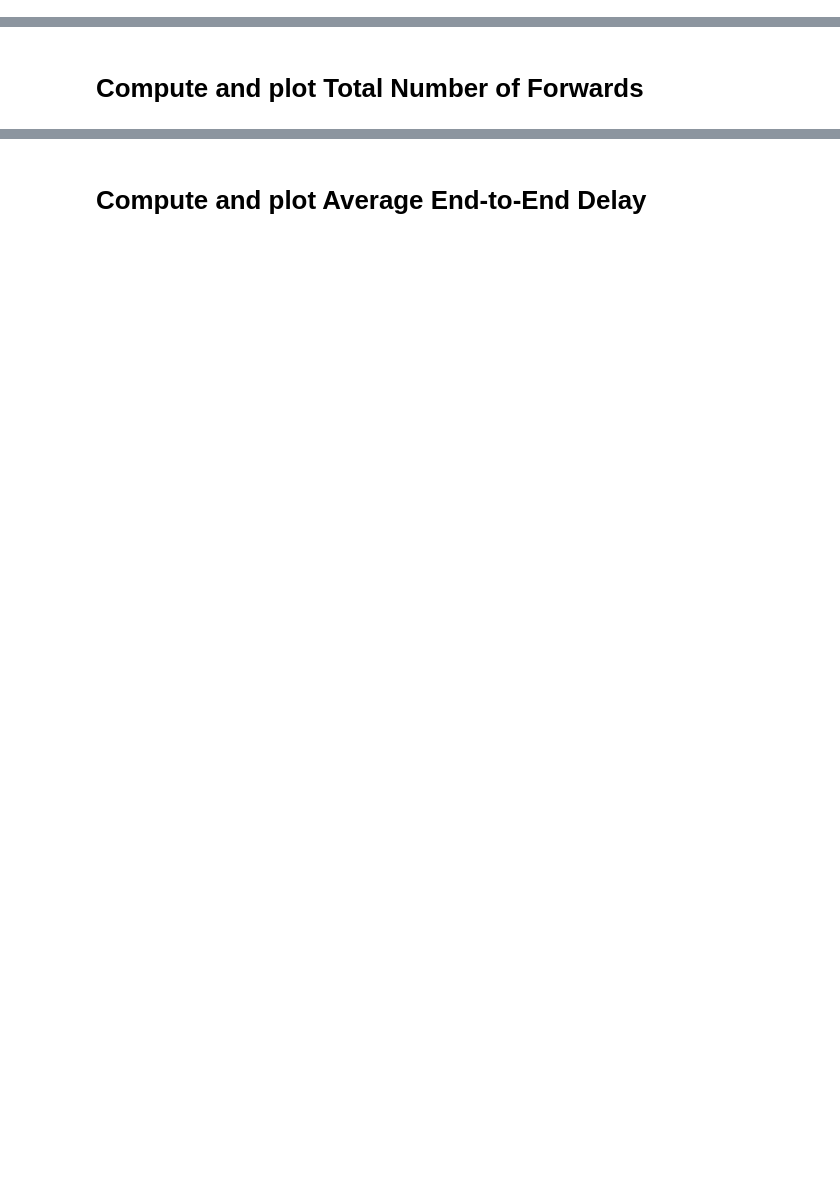
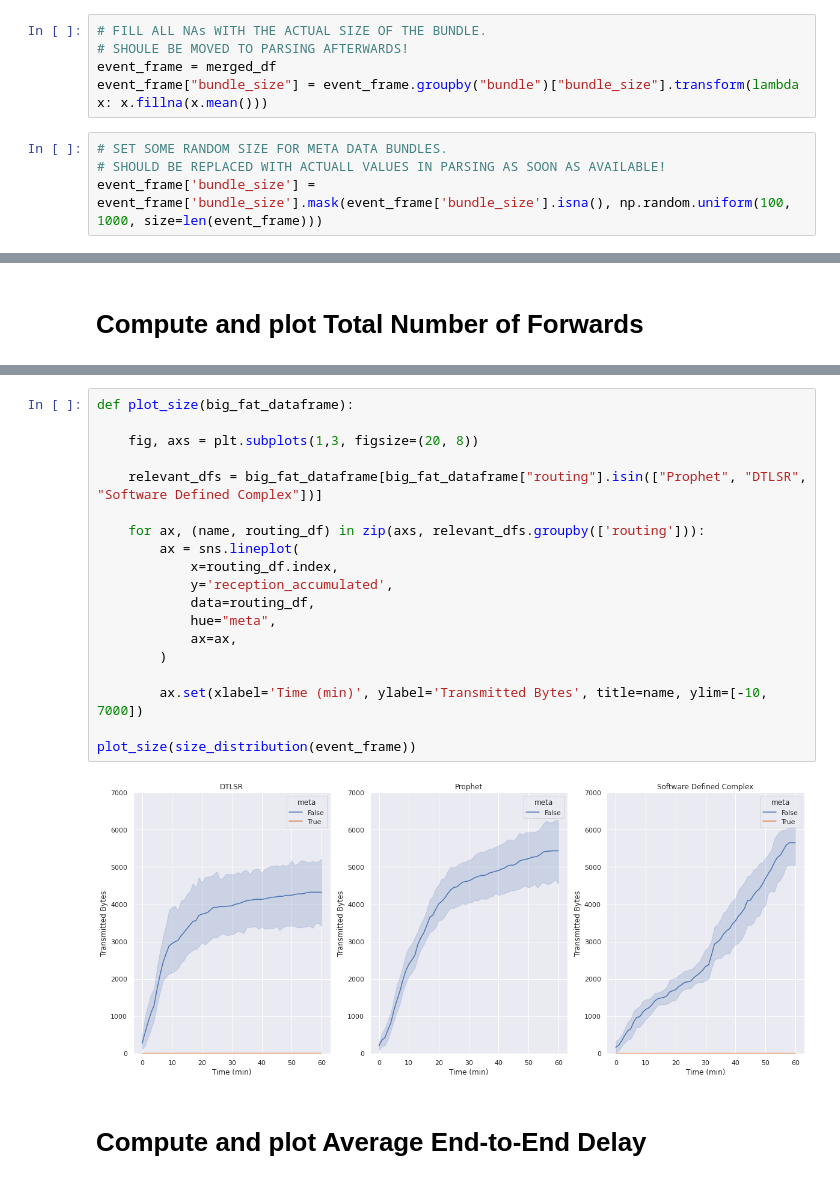
Before and after one commit to umr-ds/progdtn-evaluation, a Jupyter notebook: evaluation/paper/runtimes.ipynb, the cells around one changed output, grey strips where cells are left out. Cells and saved outputs as stored; diff of their text form; blank space fills up the shorter version.

```diff
--- a/evaluation/paper/runtimes.ipynb
+++ b/evaluation/paper/runtimes.ipynb
@@ -65,0 +94,9 @@ event_frame = event_frame.merge(type_frame, how="left", on="node")
+# %%
+# FILL ALL NAs WITH THE ACTUAL SIZE OF THE BUNDLE.
+# SHOULE BE MOVED TO PARSING AFTERWARDS!
+event_frame = merged_df
+event_frame["bundle_size"] = event_frame.groupby("bundle")["bundle_size"].transform(lambda x: x.fillna(x.mean()))
+# %%
+# SET SOME RANDOM SIZE FOR META DATA BUNDLES.
+# SHOULD BE REPLACED WITH ACTUALL VALUES IN PARSING AS SOON AS AVAILABLE!
+event_frame['bundle_size'] = event_frame['bundle_size'].mask(event_frame['bundle_size'].isna(), np.random.uniform(100, 1000, size=len(event_frame)))
@@ -140,3 +187,24 @@ for group in groups:
+# %%
+def plot_size(big_fat_dataframe):
+
+    fig, axs = plt.subplots(1,3, figsize=(20, 8))
+
+    relevant_dfs = big_fat_dataframe[big_fat_dataframe["routing"].isin(["Prophet", "DTLSR", "Software Defined Complex"])]
+
+    for ax, (name, routing_df) in zip(axs, relevant_dfs.groupby(['routing'])):
+        ax = sns.lineplot(
+            x=routing_df.index,
+            y='reception_accumulated',
+            data=routing_df,
+            hue="meta",
+            ax=ax,
+        )
+
+        ax.set(xlabel='Time (min)', ylabel='Transmitted Bytes', title=name, ylim=[-10, 7000])
+
+plot_size(size_distribution(event_frame))
+# %% [output]
+[figure, added]
 # %% [markdown]
 # Compute and plot Average End-to-End Delay
 # %%
```
Also changed, not shown: parts of 25 cells of this notebook, 4 other files.
